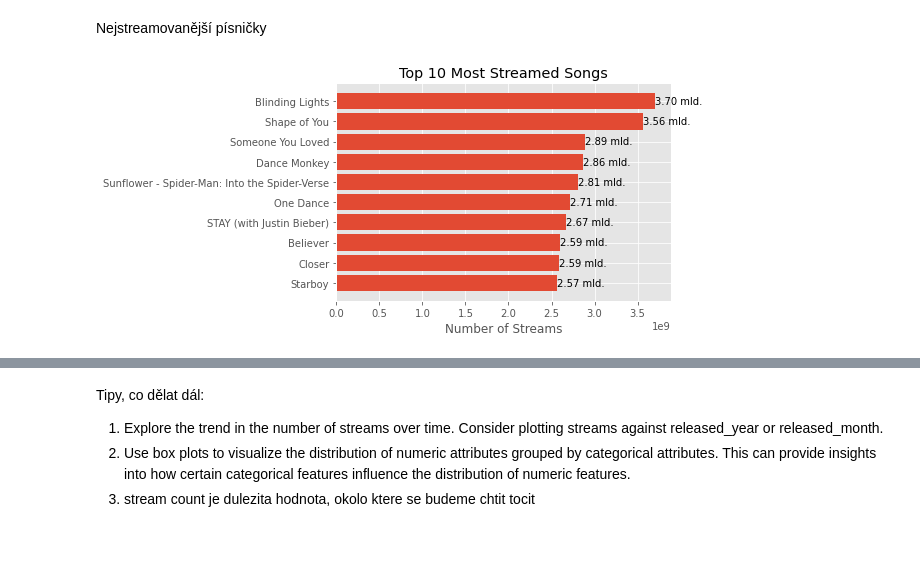
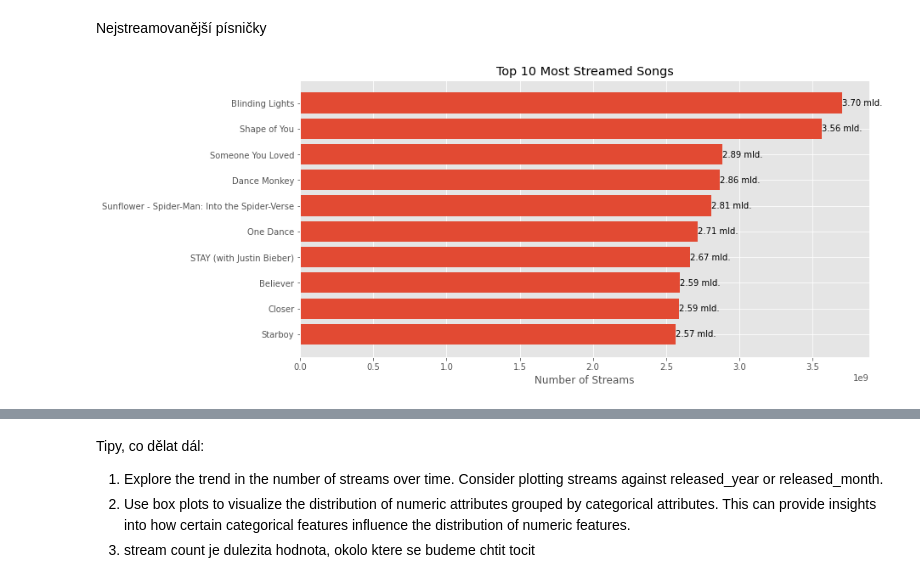
Before and after one commit to Filda99/FIT-UPA, a Jupyter notebook: proj2/upa_proj2.ipynb, the cells around one changed output, grey strips where cells are left out. Saved outputs shown, nothing was run; the diff lists cells and outputs as text; code cells hidden in the pictures; blank space fills up the shorter version.

```diff
--- a/proj2/upa_proj2.ipynb
+++ b/proj2/upa_proj2.ipynb
@@ -167,18 +167,19 @@ Nejstreamovanější písničky
 # %%
 new_data = data.dropna(subset=['streams', 'track_name'])
 
 # Get the 10 most streamed songs
 top_10_songs = new_data.nlargest(10, 'streams')[['track_name', 'streams']]
 top_10_songs = top_10_songs.sort_values(by='streams', ascending=True)
 
 # Plot the horizontal bar chart
+plt.figure(figsize=(12, 6))
 plt.barh(top_10_songs['track_name'], top_10_songs['streams'])
 plt.xlabel('Number of Streams')
 plt.title('Top 10 Most Streamed Songs')
 for index, value in enumerate(top_10_songs['streams']):
     displayyy = f"{value/1e9:.2f} mld."
     plt.text(value, index, displayyy, ha='left', va='center')
 
 plt.show()
 # %% [output]
-[figure, old version]
+[figure, new version]
```
Also changed, not shown: parts of 18 cells of this notebook.
